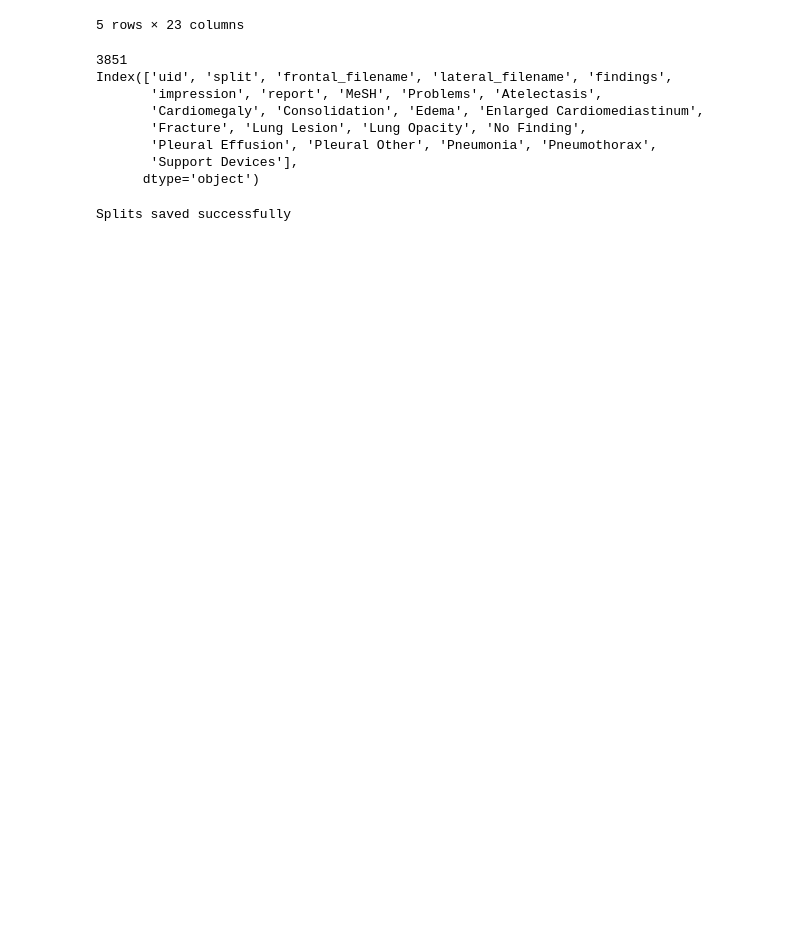
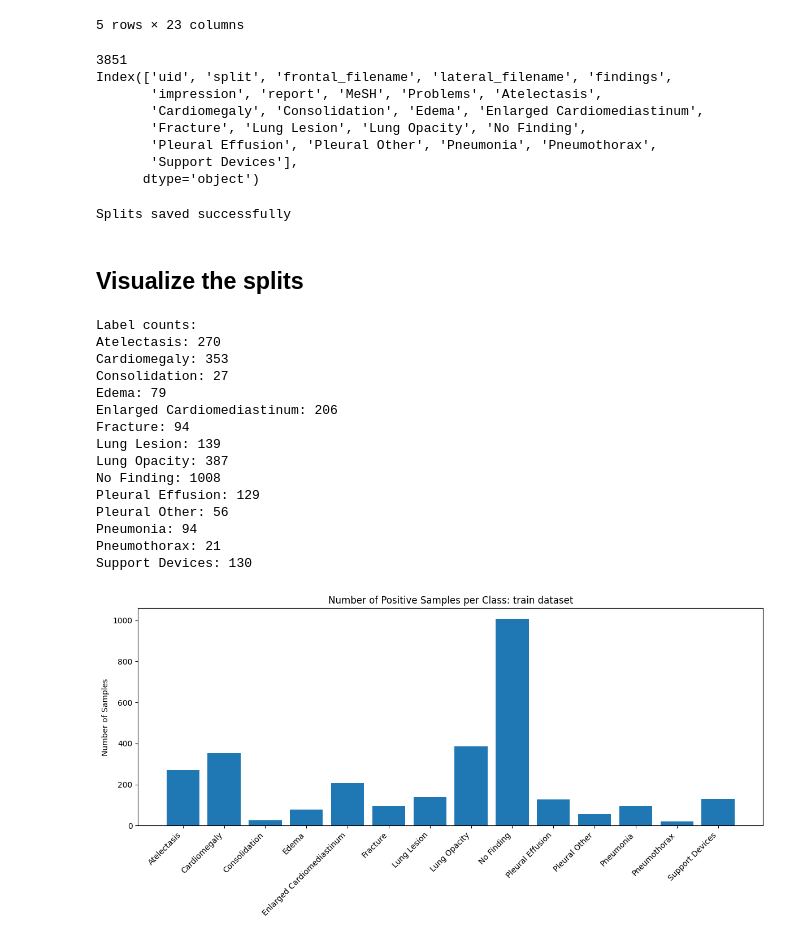
Before and after one commit to tudormihaita/cxr-report-gen, a Jupyter notebook: notebooks/iu-xray-data-processing.ipynb, the cells around one changed output. Cells and saved outputs as stored; diff of their text form; code cells hidden in the pictures; blank space fills up the shorter version.

```diff
--- a/notebooks/iu-xray-data-processing.ipynb
+++ b/notebooks/iu-xray-data-processing.ipynb
@@ -189,3 +190,20 @@ iu_xray[iu_xray['split'] == 'test'].to_csv(f'{DATA_PATH}/processed/iu_xray_test.
 print("Splits saved successfully")
 # %% [output]
 Splits saved successfully
+# %% [markdown]
+## Visualize the splits
+# %%
+def plot_class_distribution(df, title):
+    label_counts = {label: df[label].replace(-1, 1).sum() for label in CHEXPERT_LABELS}
+
+    print("Label counts:")
+    for label, count in label_counts.items():
+        print(f"{label}: {int(count)}")
+
+    plt.figure(figsize=(12, 6))
+    plt.bar(label_counts.keys(), label_counts.values())
+    plt.xticks(rotation=45, ha='right')
+    plt.ylabel("Number of Samples")
+    plt.title(f"Number of Positive Samples per Class: {title}")
+    plt.tight_layout()
+    plt.show()
@@ -191,0 +221,22 @@ Splits saved successfully
+# %%
+split = 'train'
+df_combined = pd.read_csv(f'{DATA_PATH}/processed/iu_xray_{split}.csv')
+
+plot_class_distribution(df_combined, f"{split} dataset")
+# %% [output]
+Label counts:
+Atelectasis: 270
+Cardiomegaly: 353
+Consolidation: 27
+Edema: 79
+Enlarged Cardiomediastinum: 206
+Fracture: 94
+Lung Lesion: 139
+Lung Opacity: 387
+No Finding: 1008
+Pleural Effusion: 129
+Pleural Other: 56
+Pneumonia: 94
+Pneumothorax: 21
+Support Devices: 130
+[figure, added]
```
Also changed, not shown: parts of 4 cells of this notebook, 12 other files.
